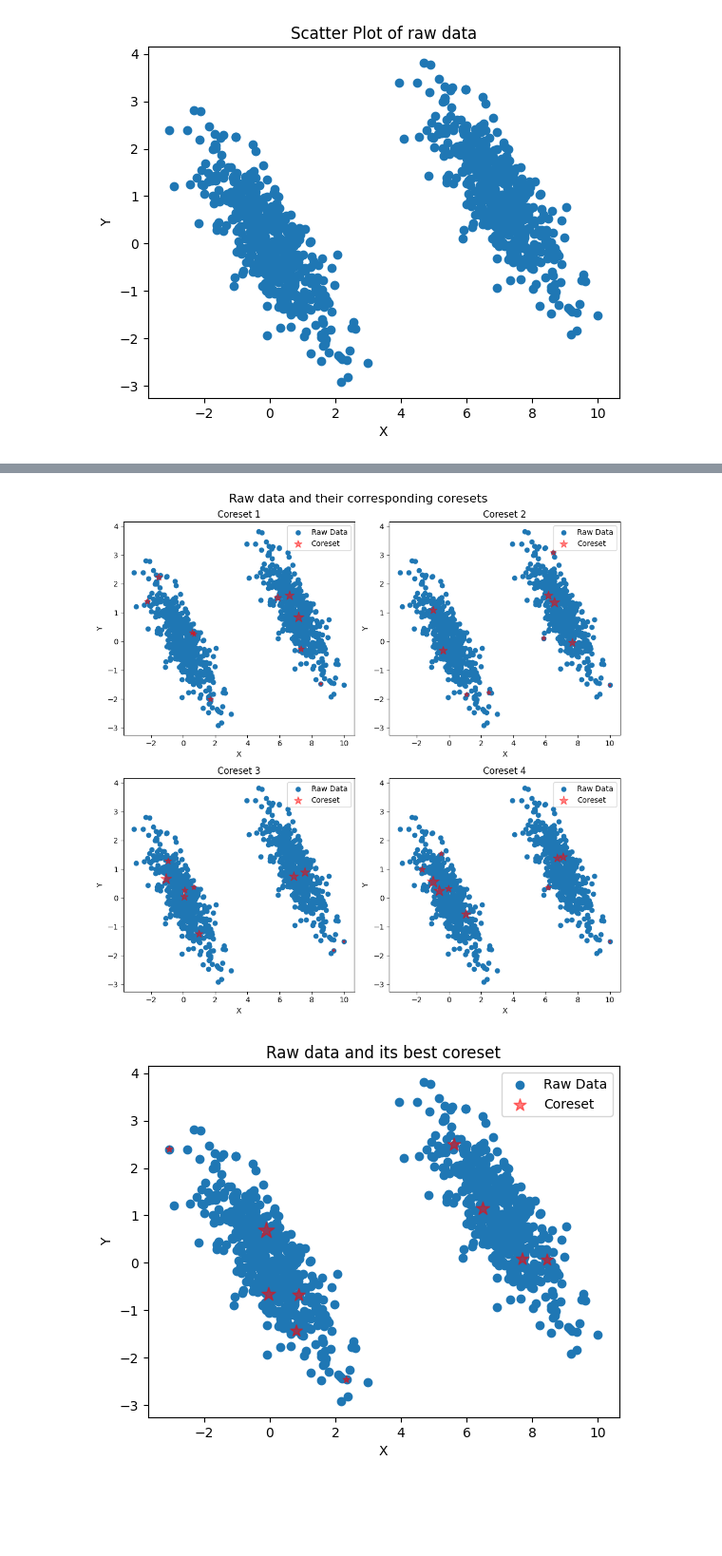
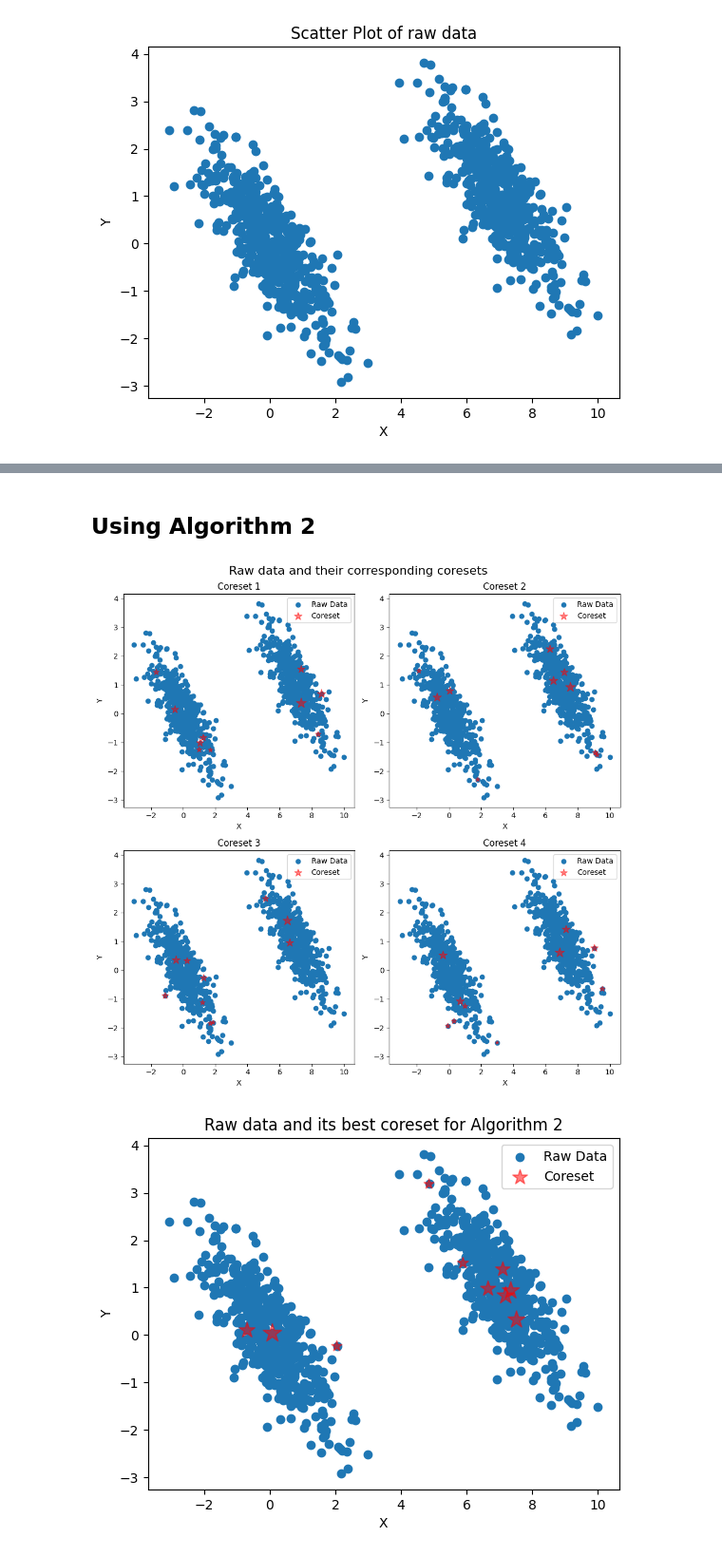
Before and after one commit to Boniface316/bigdata_vqa, a Jupyter notebook: Notebooks/00-Coreset.ipynb, the cells around one changed output, grey strips where cells are left out. Shown at 95% size. Saved outputs shown, nothing was run; the diff lists cells and outputs as text; code cells hidden in the pictures; blank space fills up the shorter version.

Commit message:
refactor(_coreset.py): seperate BFL16 and Algorithm2

```diff
--- a/Notebooks/00-Coreset.ipynb
+++ b/Notebooks/00-Coreset.ipynb
@@ -7,7 +7,7 @@ import matplotlib.pyplot as plt
 coreset_size = 10
 data_location = "../data"
 number_of_corsets_to_evaluate = 15
-number_of_centroid_evaluation = 20
+number_of_sampling_for_centroids = 20
 # %%
 data_utils = DataUtils(data_location)
 raw_data = data_utils.load_dataset()
@@ -23,0 +54,11 @@ plt.show()
+# %%
+coreset.number_of_coresets_to_evaluate = 20
+coreset_vectors, coreset_weights = coreset.get_best_coresets()
+df = pd.DataFrame({'X': coreset_vectors[:,0], 'Y': coreset_vectors[:,1], 'Weights': coreset_weights})
+plt.scatter(raw_data[:, 0], raw_data[:, 1], label='Raw Data')
+plt.scatter(df['X'], df['Y'], s=df['Weights'], label='Coreset', alpha=0.5, color = 'r', marker='*')
+plt.xlabel('X')
+plt.ylabel('Y')
+plt.title('Raw data and its best coreset using BFL16')
+plt.legend()
+plt.show()
@@ -24,10 +67,13 @@ plt.show()
+# %% [markdown]
+## Using Algorithm 2
 # %%
-coreset = Coreset()
-coreset_vectors, coreset_weights = coreset.get_coresets(raw_data, number_of_centroid_evaluation, coreset_size, 4)
+coreset.coreset_method = "Algorithm2"
+coreset.number_of_coresets_to_evaluate = 4
+coreset_vectors_list, coreset_weights_list = coreset.get_coresets_using_Algorithm2(centroids)
 
 fig, axs = plt.subplots(2, 2, figsize=(10, 10))
 fig.suptitle('Raw data and their corresponding coresets', fontsize=16)
-for i, (coreset_vector, coreset_weights) in enumerate(zip(coreset_vectors, coreset_weights)):
+for i, (coreset_vector, coreset_weights) in enumerate(zip(coreset_vectors_list, coreset_weights_list)):
     df = pd.DataFrame(coreset_vector)
     df.columns = ['X', 'Y']
     df['Weights'] = coreset_weights
@@ -43,4 +89,4 @@ for i, (coreset_vector, coreset_weights) in enumerate(zip(coreset_vectors, cores
 plt.tight_layout()
 plt.show()
 # %% [output]
-[figure, old version]
+[figure, new version]
@@ -55,11 +93,15 @@ best_coreset_vectors, best_coreset_weights =  coreset.get_best_coresets(
 # %%
-df = pd.DataFrame({'X': best_coreset_vectors[:,0], 'Y': best_coreset_vectors[:,1], 'Weights': best_coreset_weights})
+coreset.number_of_coresets_to_evaluate = 20
+coreset_vectors, coreset_weights = coreset.get_best_coresets()
+coreset.number_of_coresets_to_evaluate = 20
+coreset_vectors, coreset_weights = coreset.get_best_coresets()
+df = pd.DataFrame({'X': coreset_vectors[:,0], 'Y': coreset_vectors[:,1], 'Weights': coreset_weights})
 plt.scatter(raw_data[:, 0], raw_data[:, 1], label='Raw Data')
 plt.scatter(df['X'], df['Y'], s=df['Weights'], label='Coreset', alpha=0.5, color = 'r', marker='*')
 plt.xlabel('X')
 plt.ylabel('Y')
-plt.title('Raw data and its best coreset')
+plt.title('Raw data and its best coreset for Algorithm 2')
 plt.legend()
 plt.show()
 # %% [output]
-[figure, old version]
+[figure, new version]
```
Also changed, not shown: parts of 4 cells of this notebook, 2 other files.
